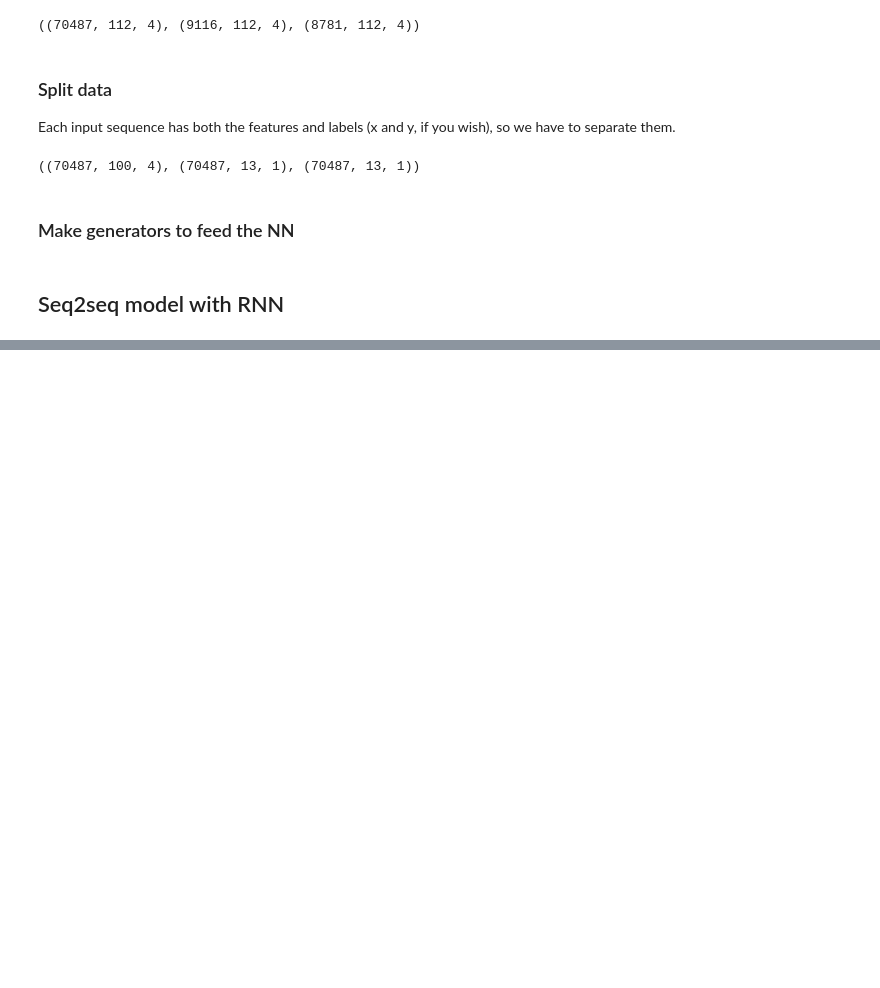
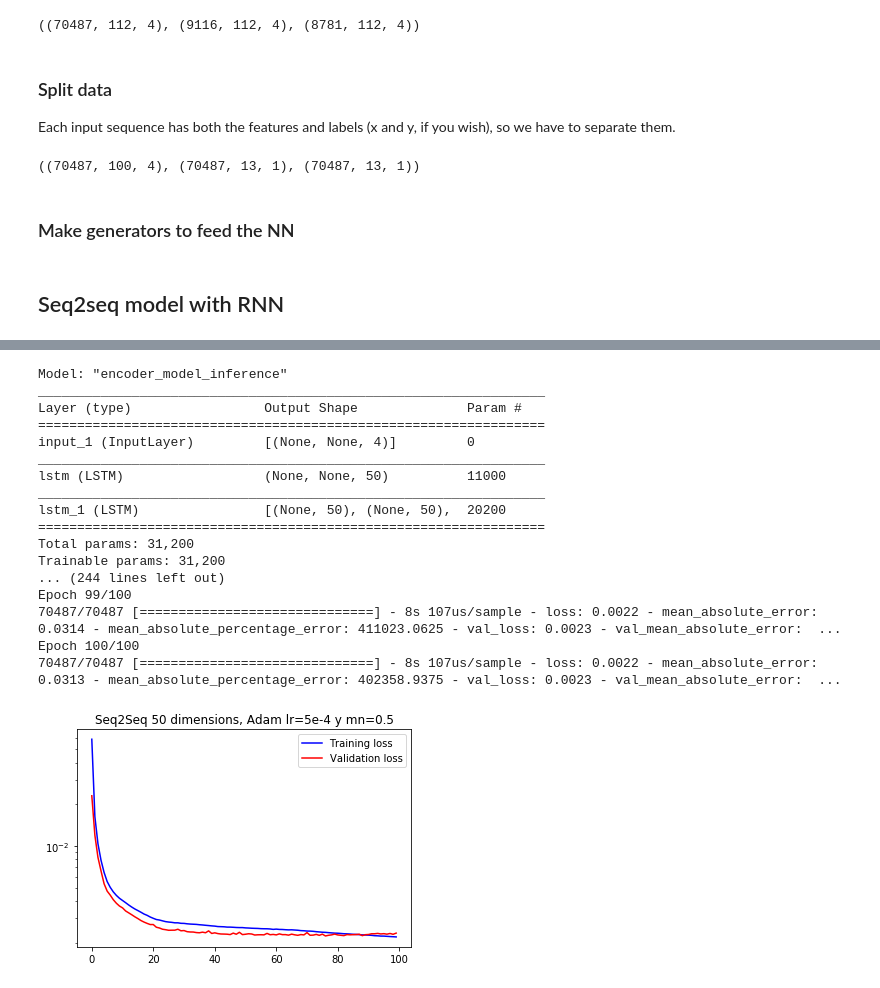
Before and after one commit to juan-arevalo/sugar_level_prediction, a Jupyter notebook: explore/seq2seq_prediction_colab.ipynb, the cells around one changed output, grey strips where cells are left out. Cells and saved outputs as stored; diff of their text form; code cells hidden in the pictures; blank space fills up the shorter version.

```diff
--- a/explore/seq2seq_prediction_colab.ipynb
+++ b/explore/seq2seq_prediction_colab.ipynb
@@ -129,0 +311,25 @@ test_gen = make_iterator(test_data, test_batch, num_epochs=1)
+# %%
+m, enc, dec = seq2seq(history, future, latent_dim=50, num_features=4, mn=.5)
+m.compile(optimizer=tf.keras.optimizers.Adam(learning_rate=5e-4, clipvalue=1.0), loss=MSE, metrics=[MAE, MAPE])
+h = m.fit(x=train_data[0], y=train_data[1], batch_size=train_batch, epochs=100,
+          validation_data=vad_data)
+plot_train_history(h, 'Seq2Seq 50 dimensions, Adam lr=5e-4 y mn=0.5')
+# %% [output]
+Model: "encoder_model_inference"
+_________________________________________________________________
+Layer (type)                 Output Shape              Param #
+=================================================================
+input_1 (InputLayer)         [(None, None, 4)]         0
+_________________________________________________________________
+lstm (LSTM)                  (None, None, 50)          11000
+_________________________________________________________________
+lstm_1 (LSTM)                [(None, 50), (None, 50),  20200
+=================================================================
+Total params: 31,200
+Trainable params: 31,200
+... (244 lines left out)
+Epoch 99/100
+70487/70487 [==============================] - 8s 107us/sample - loss: 0.0022 - mean_absolute_error: 0.0314 - mean_absolute_percentage_error: 411023.0625 - val_loss: 0.0023 - val_mean_absolute_error:  ...
+Epoch 100/100
+70487/70487 [==============================] - 8s 107us/sample - loss: 0.0022 - mean_absolute_error: 0.0313 - mean_absolute_percentage_error: 402358.9375 - val_loss: 0.0023 - val_mean_absolute_error:  ...
+[figure, added]
```
Also changed, not shown: parts of 17 cells of this notebook.
